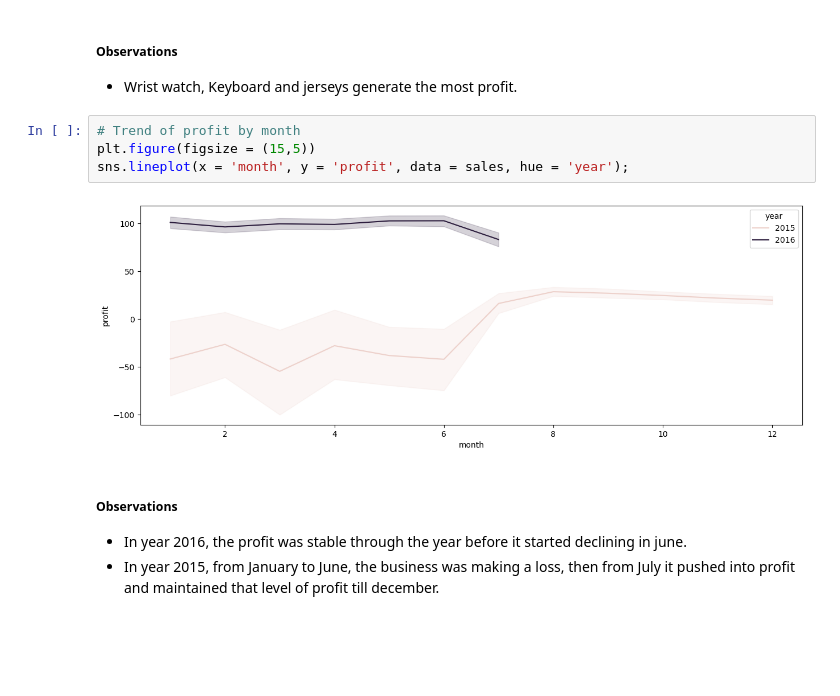
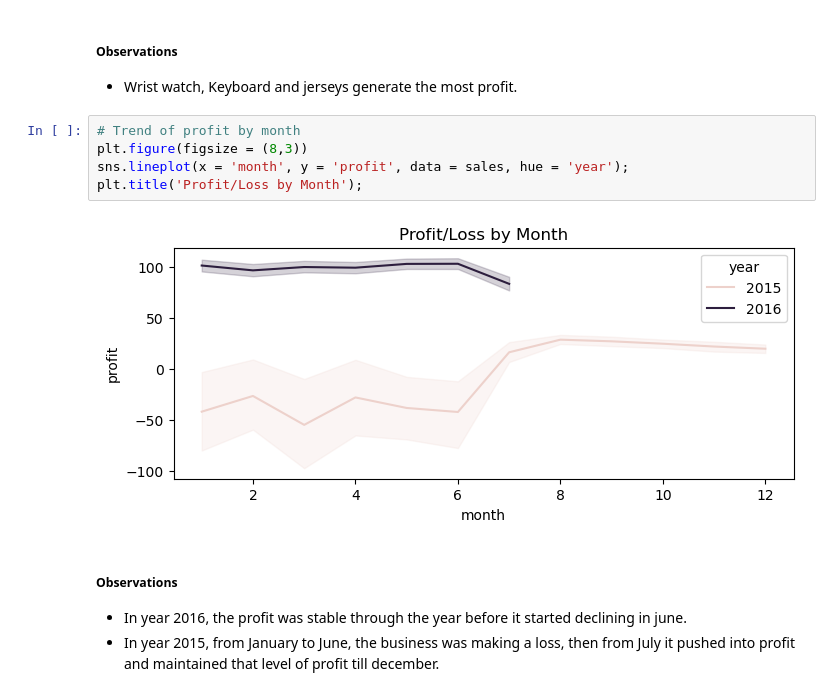
Before and after one commit to Akanniabdulwahab/Exploratory_Data_Analysis_for_a_retail_company, a Jupyter notebook: Retail Company.ipynb, the cells around one changed output. Saved outputs shown, nothing was run; the diff lists cells and outputs as text; blank space fills up the shorter version.

```diff
--- a/Retail Company.ipynb
+++ b/Retail Company.ipynb
@@ -761,10 +851,11 @@ sns.barplot(data = sub_cat, x = 'Sub_Category', y = 'Total', hue = 'Metric');
 - Wrist watch, Keyboard and jerseys generate the most profit.
 # %%
 # Trend of profit by month
-plt.figure(figsize = (15,5))
+plt.figure(figsize = (8,3))
 sns.lineplot(x = 'month', y = 'profit', data = sales, hue = 'year');
+plt.title('Profit/Loss by Month');
 # %% [output]
-[figure, old version]
+[figure, new version]
 # %% [markdown]
 ##### **Observations**
 - In year 2016, the profit was stable through the year before it started declining in june.
```
Also changed, not shown: parts of 11 cells of this notebook.
